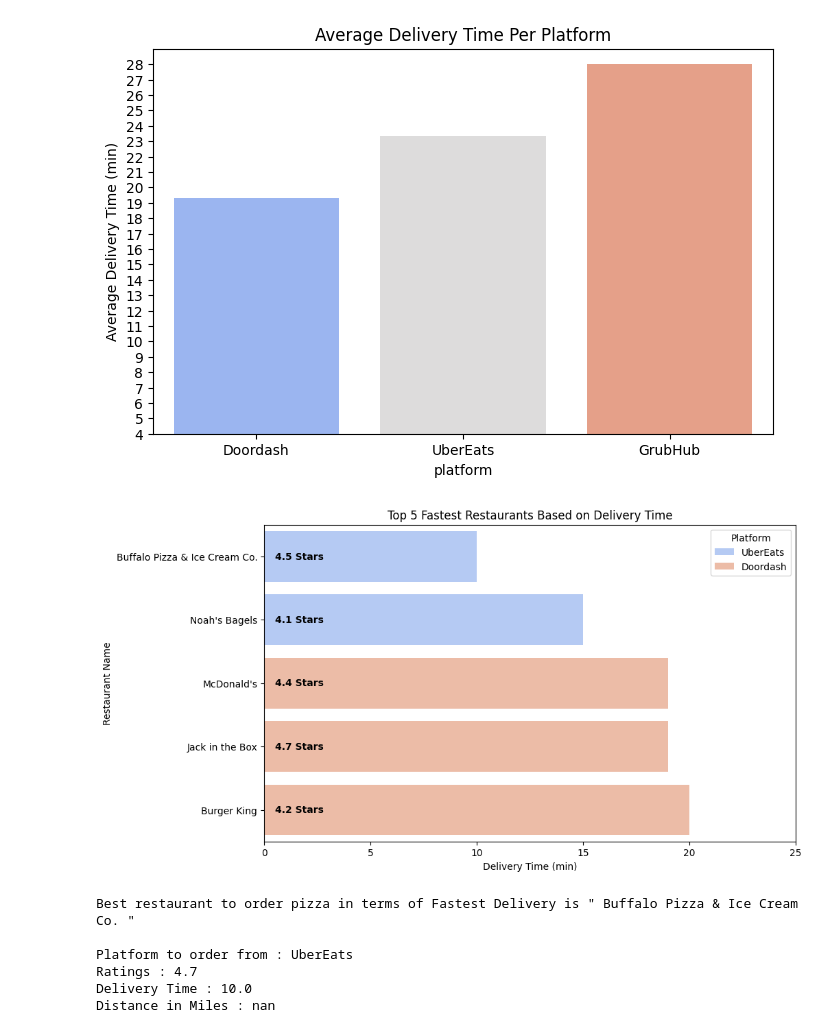
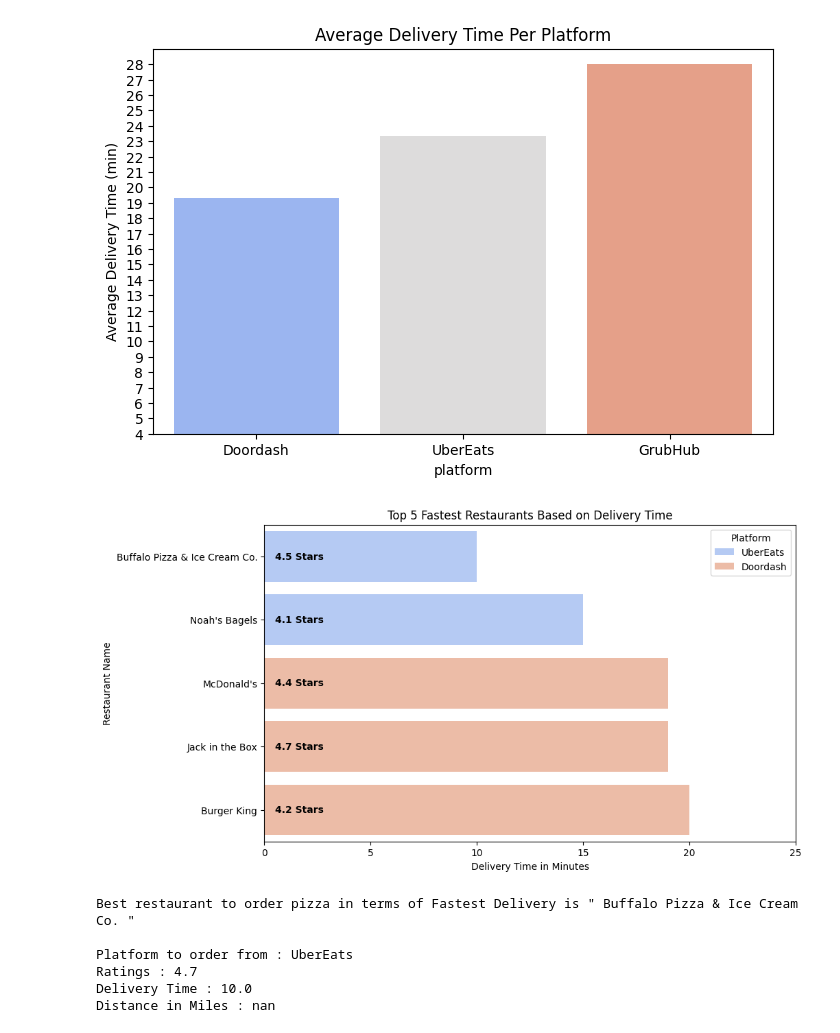
Before and after one commit to priyadharshini18-hub/Food-Ordering-Platform, a Jupyter notebook: best_restaurant_based_on_delivery_time.ipynb, the cells around one changed output. Saved outputs shown, nothing was run; the diff lists cells and outputs as text; code cells hidden in the pictures.

```diff
--- a/best_restaurant_based_on_delivery_time.ipynb
+++ b/best_restaurant_based_on_delivery_time.ipynb
@@ -251,23 +251,23 @@ fastest_restaurant = fastest_delivery_restaurants_sorted.iloc[0]
 # %%
 # Top 5 Restaurants Based on Delivery Time
 
 top_5 = df.nsmallest(5, "delivery_time(min)")
 
 plt.figure(figsize=(10, 6))
 ax = sns.barplot(x="delivery_time(min)", y="restaurant_name", hue="platform", data=top_5, palette="coolwarm", dodge=False)
 
 for i, row in top_5.iterrows():
     ax.text(0.5, i, f"{row['ratings']} Stars", va='center', ha='left', fontsize=10, color='black', weight='bold')
 
-plt.xlabel("Delivery Time (min)")
+plt.xlabel("Delivery Time in Minutes")
 plt.ylabel("Restaurant Name")
 plt.title("Top 5 Fastest Restaurants Based on Delivery Time")
 plt.xlim(0, top_5["delivery_time(min)"].max() + 5)
 
 plt.legend(title="Platform")
 plt.show()
 # %% [output]
-[figure, old version]
+[figure, new version]
 # %%
 print("Best restaurant to order", dish, "in terms of Fastest Delivery is \"", fastest_restaurant['restaurant_name'], "\" \n")
 print("Platform to order from :", fastest_restaurant['platform'])
```
